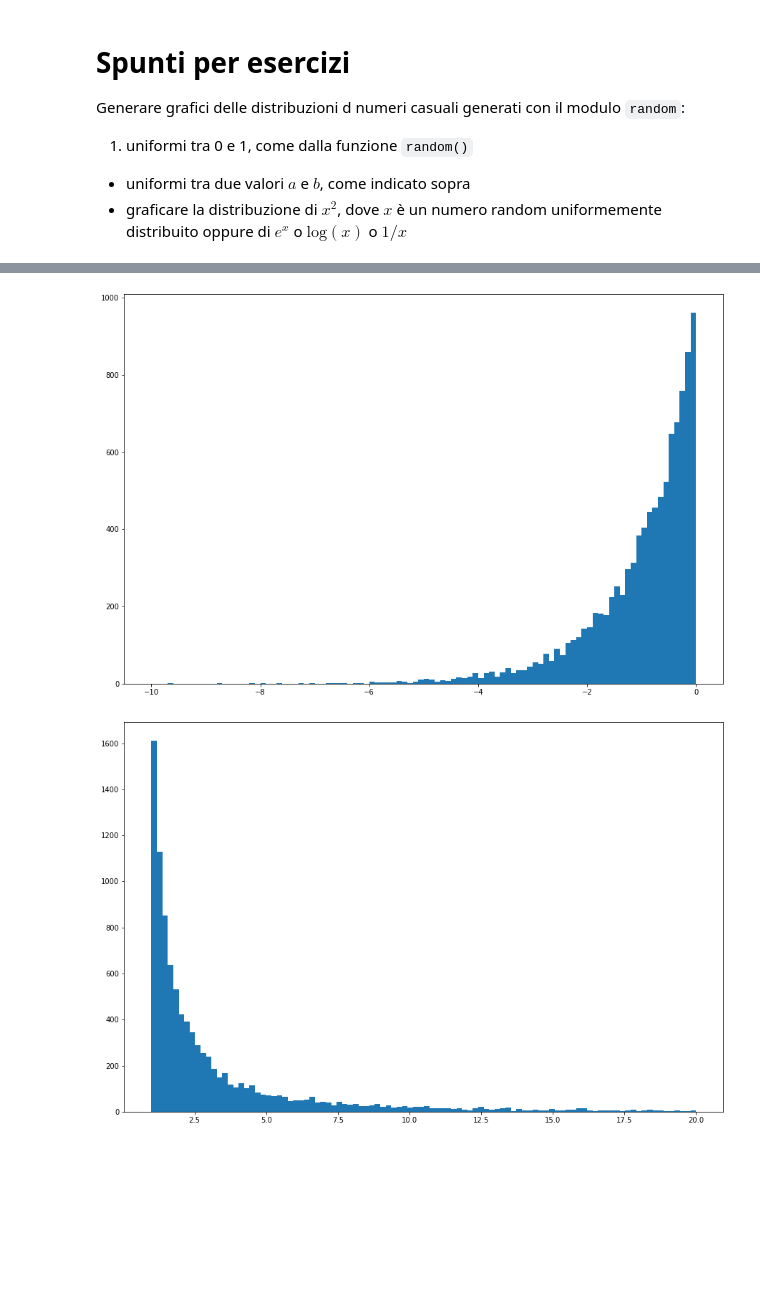
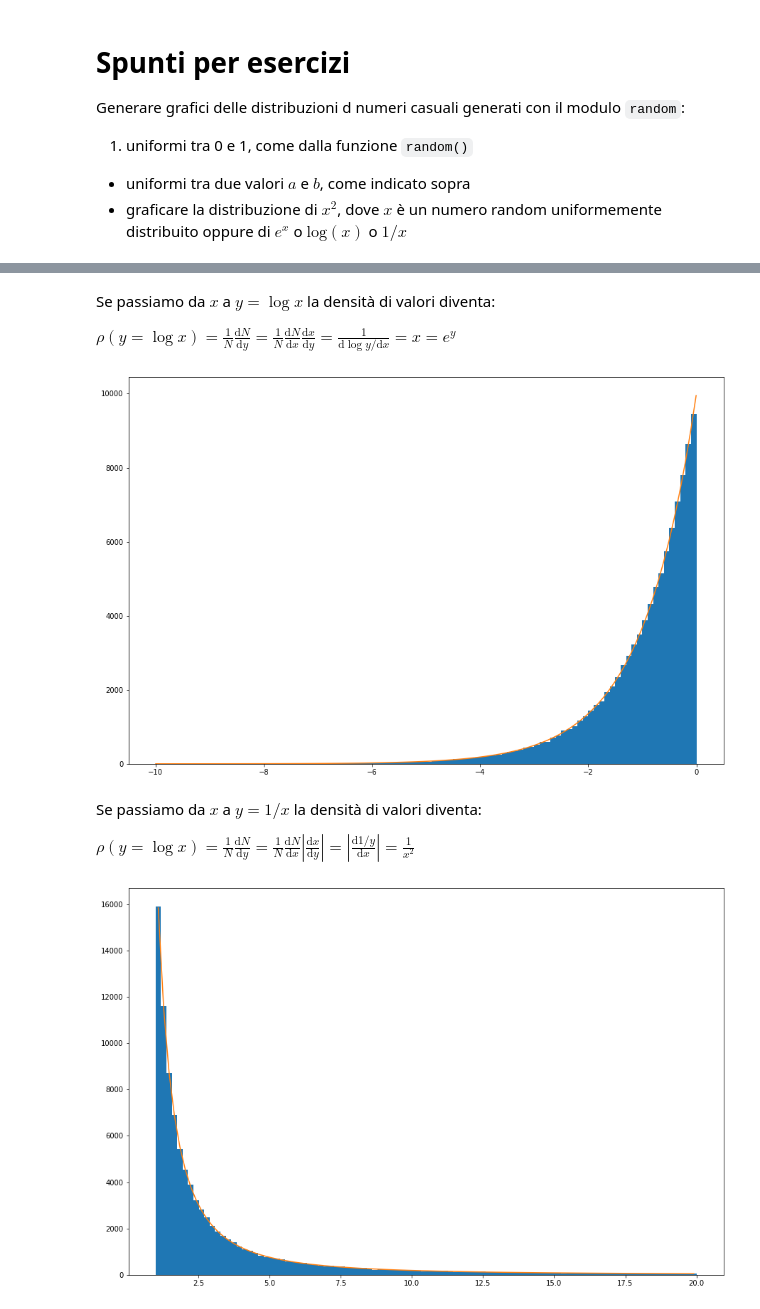
Before and after one commit to lucalista/analisi-dati-2022, a Jupyter notebook: 01.03.00__Generatori_di_numeri_pseudocasuali_in_python.ipynb, the cells around one changed output, grey strips where cells are left out. Cells and saved outputs as stored; diff of their text form; code cells hidden in the pictures; blank space fills up the shorter version.

```diff
--- a/01.03.00__Generatori_di_numeri_pseudocasuali_in_python.ipynb
+++ b/01.03.00__Generatori_di_numeri_pseudocasuali_in_python.ipynb
@@ -89,7 +89,8 @@
 * graficare la distribuzione di $x^2$, dove $x$ è un numero random uniformemente distribuito oppure di $e^x$ o $\mathrm{log}(x)$ o $1/x$
 # %%
 import numpy as np
-x = np.array([random.random() for n in range(10000)])
+nrand = 100000
+x = np.array([random.random() for n in range(nrand)])
 # %%
 import matplotlib.pyplot as plt
 import math
@@ -117,14 +193,30 @@ plt.show()
+# %% [markdown]
+Se passiamo da $x$ a $y=\log x$ la densità di valori diventa:
+
+$\displaystyle \rho(y=\log x)=\frac{1}{N}\frac{\mathrm{d}N}{\mathrm{d}y}=\frac{1}{N}\frac{\mathrm{d}N}{\mathrm{d}x}\frac{\mathrm{d}x}{\mathrm{d}y} = \frac{1}{\mathrm{d}\log y/\mathrm{d}x} = x = e^y$
 # %%
 nbins = 100
 fig, ax = plt.subplots(figsize=(15, 10))
 n, bins, patches = ax.hist(np.log(x), nbins, range=(-10,0))
+xx = np.linspace(-10+dx/2, 0-dx/2, nbins)
+dx = 10/nbins
+yy = np.exp(xx)*nrand*dx
+ax.plot(xx, yy)
 plt.show()
 # %% [output]
-[figure, old version]
+[figure, new version]
+# %% [markdown]
+Se passiamo da $x$ a $y=1/x$ la densità di valori diventa:
+
+$\displaystyle \rho(y=\log x)=\frac{1}{N}\frac{\mathrm{d}N}{\mathrm{d}y}=\frac{1}{N}\frac{\mathrm{d}N}{\mathrm{d}x}\left|\frac{\mathrm{d}x}{\mathrm{d}y}\right| = \left|\frac{\mathrm{d}1/y}{\mathrm{d}x}\right| = \frac{1}{x^2}$
 # %%
 nbins = 100
 fig, ax = plt.subplots(figsize=(15, 10))
 n, bins, patches = ax.hist(1/x, nbins, range=(1,20))
+xx = np.linspace(1+dx/2, 20-dx/2, nbins)
+dx = 19/nbins
+yy = 1/xx**2*nrand*dx
+ax.plot(xx, yy)
 plt.show()
 # %% [output]
-[figure, old version]
+[figure, new version]
```
Also changed, not shown: parts of 9 cells of this notebook.
